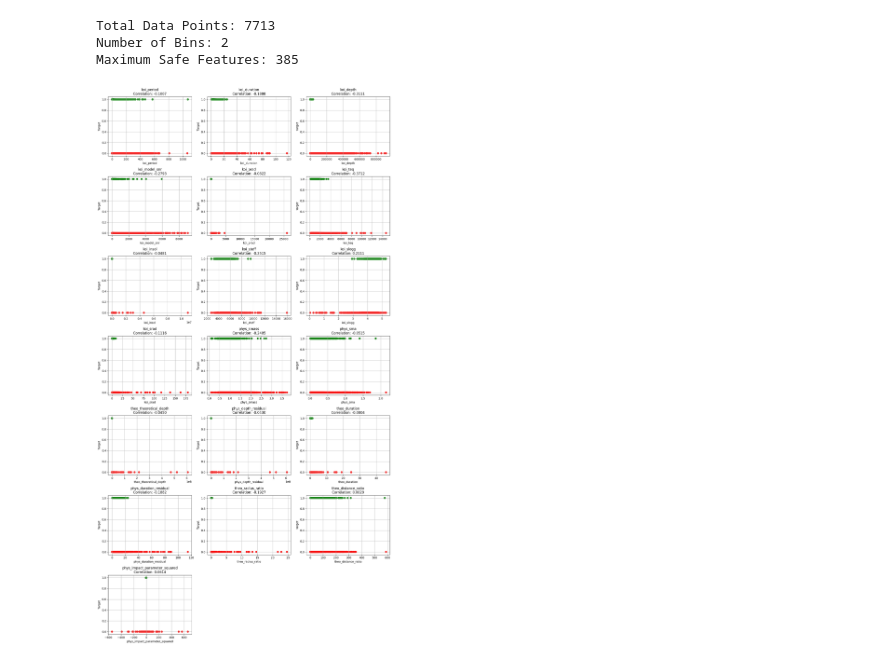
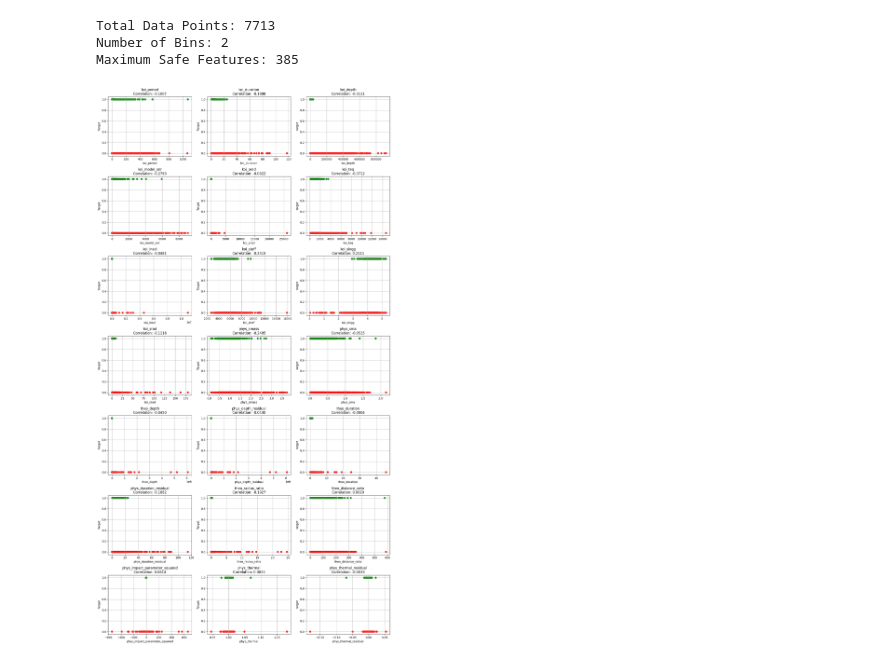
Before and after one commit to Esraaj-Sarkar-Gupta/exoplanet-identification, a Jupyter notebook: testing/feature_selection.ipynb, the cells around one changed output. Cells and saved outputs as stored; diff of their text form; code cells hidden in the pictures.

Commit message:
Made changes to framework to accomodate new data directory organization.

```diff
--- a/testing/feature_selection.ipynb
+++ b/testing/feature_selection.ipynb
@@ -103,32 +103,32 @@ def plot_all_features_vs_target(df, target_col="Target"):
         else:
             r = np.nan
 
         # Set title, labels, and grid
         ax.set_title(f"{feature}\nCorrelation: {r:.4f}")
         ax.set_xlabel(feature)
         ax.set_ylabel(target_col)
         ax.grid(True)
 
     # If the grid has more subplots than features, delete the empty ones
     for j in range(i + 1, len(axes)):
         fig.delaxes(axes[j])
 
     # Adjust layout so labels don't overlap
     plt.tight_layout()
     plt.show()
 
 # ---- Run Here ---- #
 
-_DATA_FILE_PATH = Path("../data/physics/physics_aware_features_KOI.csv")
+_DATA_FILE_PATH = Path("../data/koi/physics_train/physically_anchored_features_KOI.csv")
 df = pd.read_csv(_DATA_FILE_PATH)
 
 considered_features = [col for col in df.columns if (
         col != "Unnamed: 0" and col !="" and col != "Unnamed: 0.1" and col != "kepid" and col != "koi_disposition"
     )]
 
 df_considered = df[considered_features]
 
 # Run the plotting function
 plot_all_features_vs_target(df_considered, target_col="Target")
 # %% [output]
-[figure, old version]
+[figure, new version]
```
Also changed, not shown: parts of 1 cell of this notebook, 4 other files.
